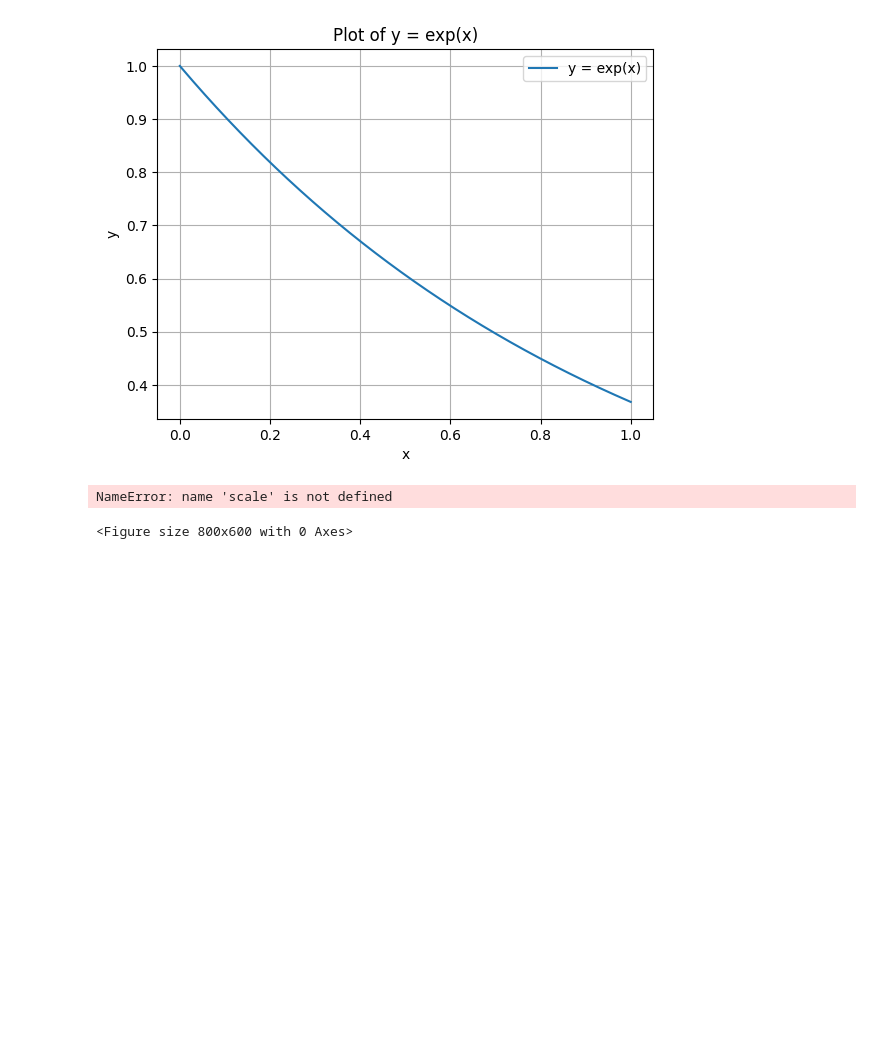
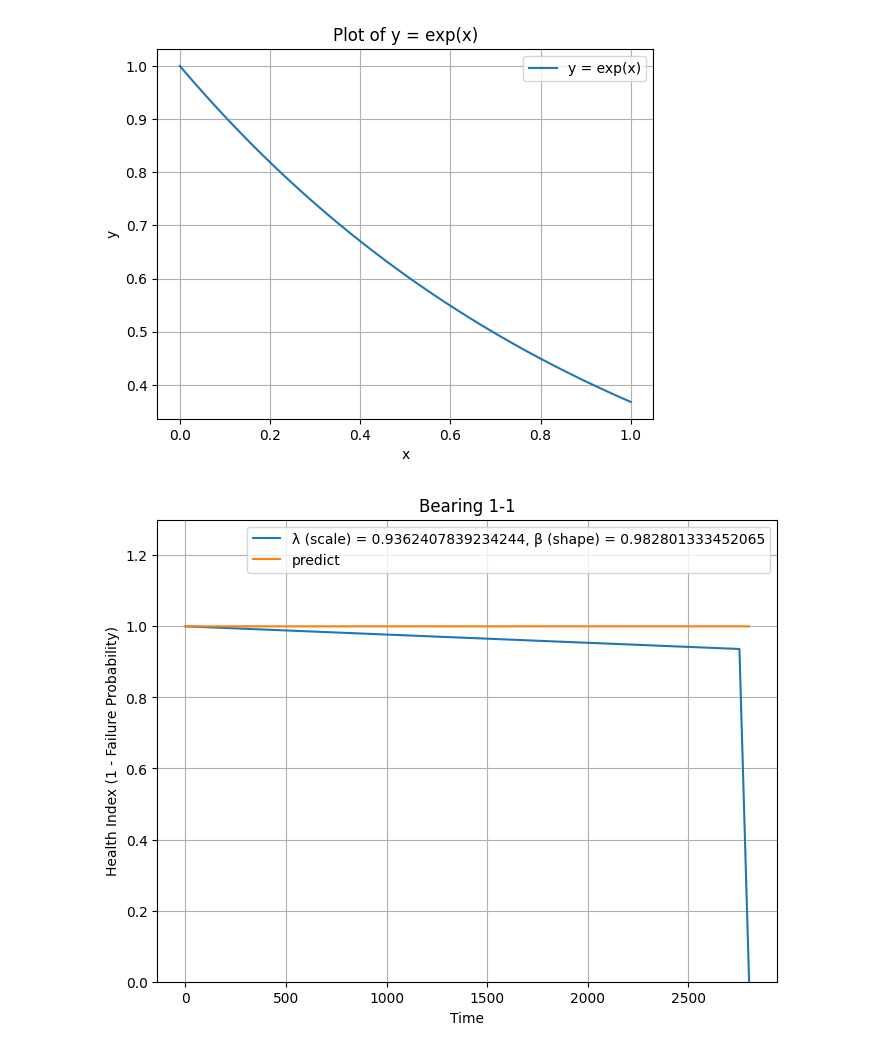
Before and after one commit to leokou42/WKN_SSO, a Jupyter notebook: src/testing_try.ipynb, the cells around one changed output. Drawn from its saved outputs; the diff is of its cells as text; code cells hidden in the pictures; blank space fills up the shorter version.

```diff
--- a/src/testing_try.ipynb
+++ b/src/testing_try.ipynb
@@ -295,28 +325,38 @@ plt.show()
 # %% [output]
 [figure]
 # %%
+import matplotlib.pyplot as plt
+import math
+import numpy as np
+
 def two_stage_hi(twist_point, slope, l):
     hi1_length = int(l * slope)
     hi2_length = l - hi1_length  # 確保總長度等於 l
     hi1 = np.linspace(1, twist_point, hi1_length)
     hi2 = np.linspace(twist_point, 0, hi2_length)
     hi = np.concatenate([hi1, hi2])
 
     return hi
 
-le = 1800
+le = 2803
 t_e = np.linspace(0,le,le)
-hi_t = two_stage_hi(0.6, 0.6, le)
+numpy_list = np.ones(2803)
+# scale = random.uniform(0.5, 0.8)
+# shape = random.uniform(0.5, 0.8)
+scale = 0.9362407839234244
+shape = 0.982801333452065
+hi_t = two_stage_hi(scale, shape, le)
+
 
 plt.figure(figsize=(8, 6))
 plt.plot(t_e, hi_t, label=f"λ (scale) = {scale}, β (shape) = {shape}")
-plt.title("Product Health Index Over Time")
+plt.plot(numpy_list, label="predict")
+plt.title("Bearing 1-1")
 plt.xlabel("Time")
 plt.ylabel("Health Index (1 - Failure Probability)")
-plt.ylim(0, 1)
+plt.ylim(0, 1.3)
 plt.legend()
 plt.grid(True)
 plt.show()
 # %% [output]
-NameError: name 'scale' is not defined
-<Figure size 800x600 with 0 Axes>
+[figure, added]
```
Also changed, not shown: parts of 9 cells of this notebook, 28 other files.
